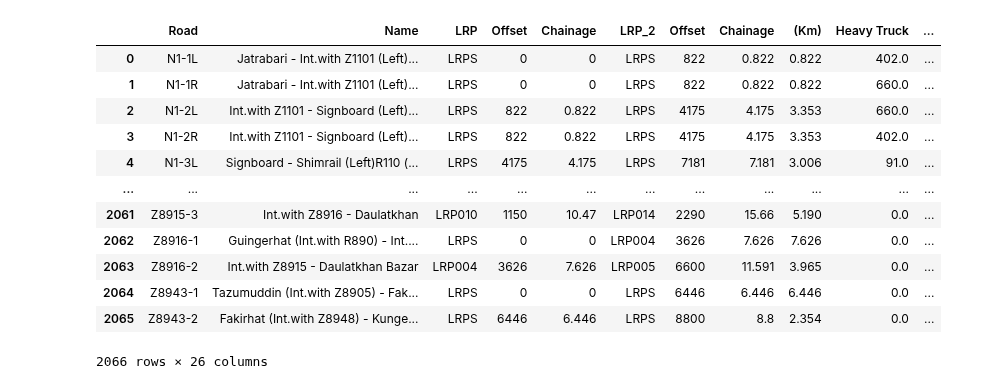
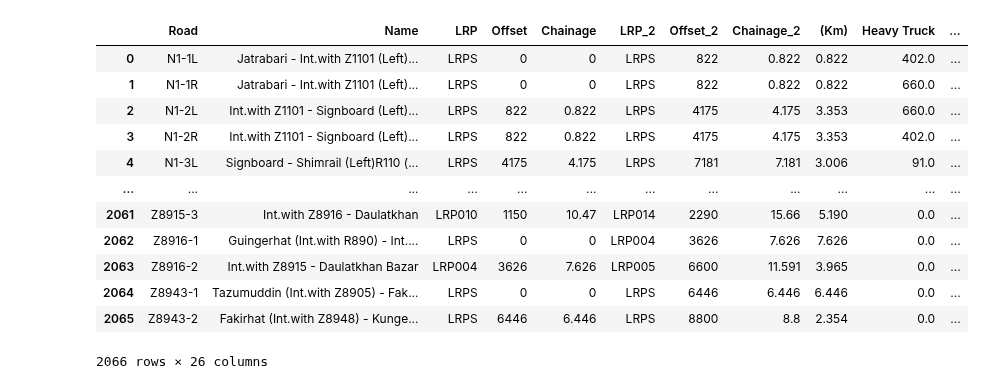
Before and after one commit to JulianvanRie/Advanced_Simulation_AS3, a Jupyter notebook: EPA133a-G2-A4/model/Sven_doet_dingen_A4.ipynb, the cells around one changed output. Saved outputs shown, nothing was run; the diff lists cells and outputs as text; code cells hidden in the pictures.

```diff
--- a/EPA133a-G2-A4/model/Sven_doet_dingen_A4.ipynb
+++ b/EPA133a-G2-A4/model/Sven_doet_dingen_A4.ipynb
@@ -30,12 +30,14 @@ big_df = pd.concat(modified_dfs, ignore_index=True)
 # %%
 columns = df.iloc[1].tolist()
 columns[5] = "LRP_2"
+columns[6] = "Offset_2"
+columns[7] = "Chainage_2"
 columns[0] = 'Road'
 columns[1] = 'Name'
 big_df.columns = columns
 big_df
 # %% [output]
-|  | Road | Name | LRP | Offset | Chainage | LRP_2 | Offset | Chainage | (Km) | Heavy Truck | ... |
+|  | Road | Name | LRP | Offset | Chainage | LRP_2 | Offset_2 | Chainage_2 | (Km) | Heavy Truck | ... |
 | 0 | N1-1L | Jatrabari - Int.with Z1101 (Left)... | LRPS | 0 | 0 | LRPS | 822 | 0.822 | 0.822 | 402.0 | ... |
 | 1 | N1-1R | Jatrabari - Int.with Z1101 (Left)... | LRPS | 0 | 0 | LRPS | 822 | 0.822 | 0.822 | 660.0 | ... |
 | 2 | N1-2L | Int.with Z1101 - Signboard (Left)... | LRPS | 822 | 0.822 | LRPS | 4175 | 4.175 | 3.353 | 660.0 | ... |
```
Also changed, not shown: parts of 7 cells of this notebook, 1 other file.
